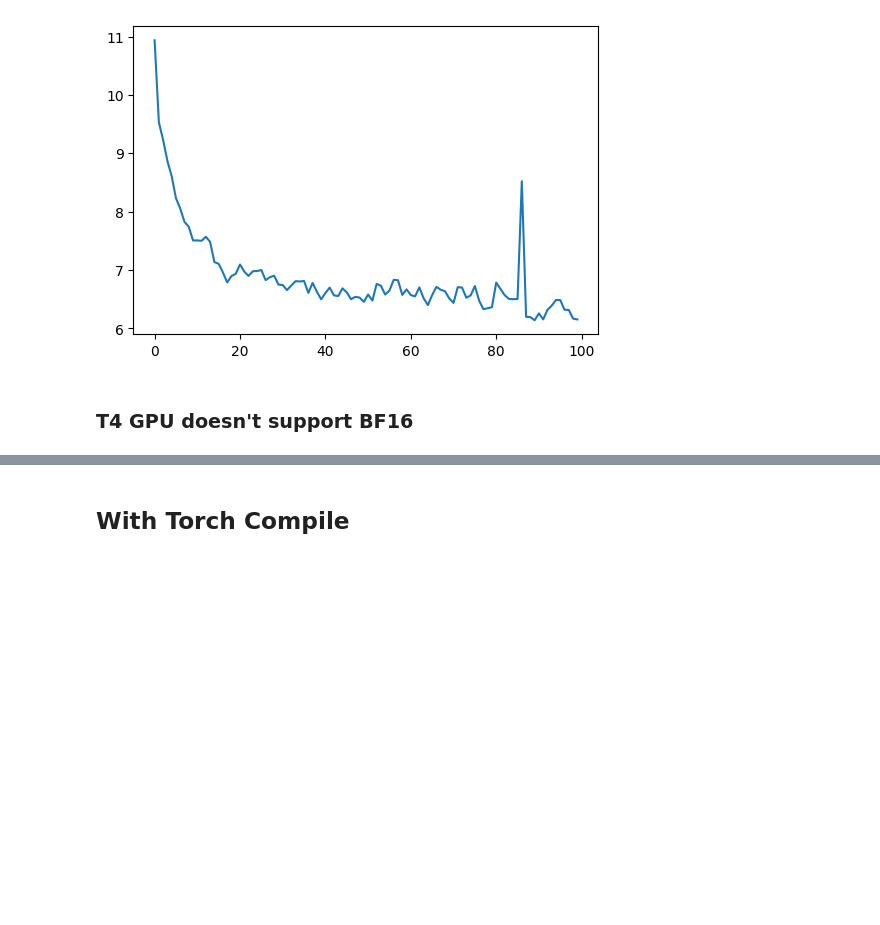
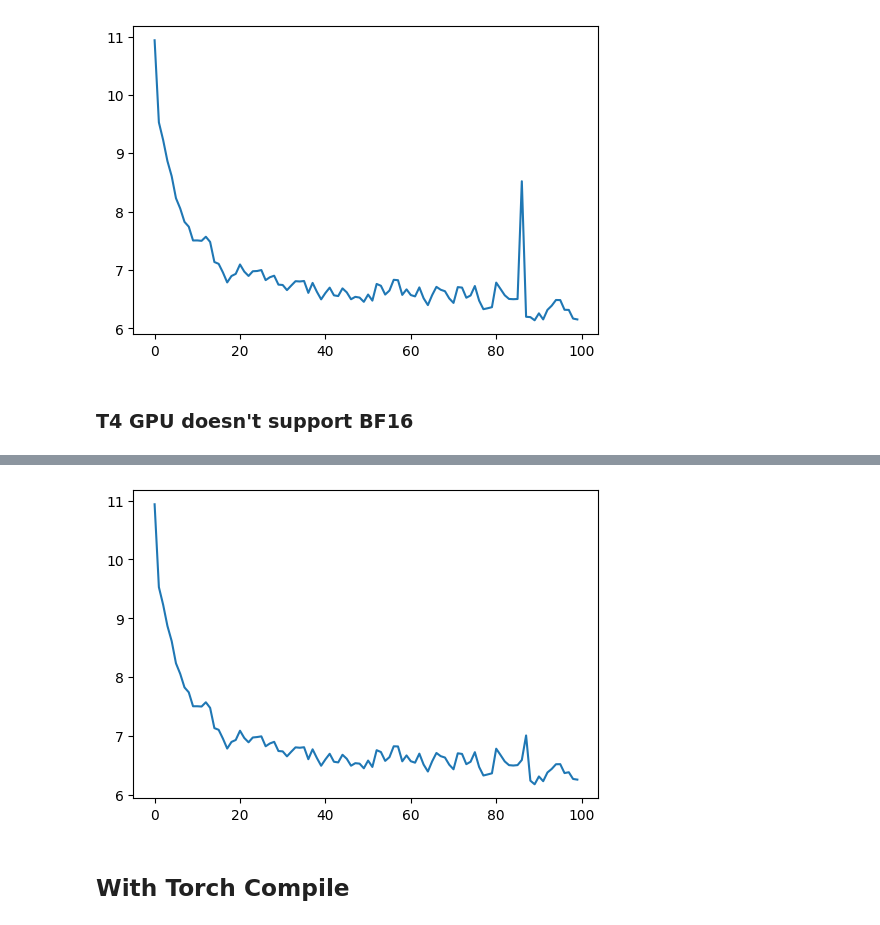
Before and after one commit to samitha278/gpt2-lite, a Jupyter notebook: optimize_gpt2.ipynb, the cells around one changed output, grey strips where cells are left out. Drawn from its saved outputs; the diff is of its cells as text; code cells hidden in the pictures; blank space fills up the shorter version.

```diff
--- a/optimize_gpt2.ipynb
+++ b/optimize_gpt2.ipynb
@@ -351,3 +431,9 @@ plt.show()
+# %%
+plt.figure(figsize=(6,4))
+plt.plot(losses)
+plt.show()
+# %% [output]
+[figure, added]
 # %% [markdown]
 ## With Torch Compile
 # %%
```
Also changed, not shown: parts of 3 cells of this notebook.
